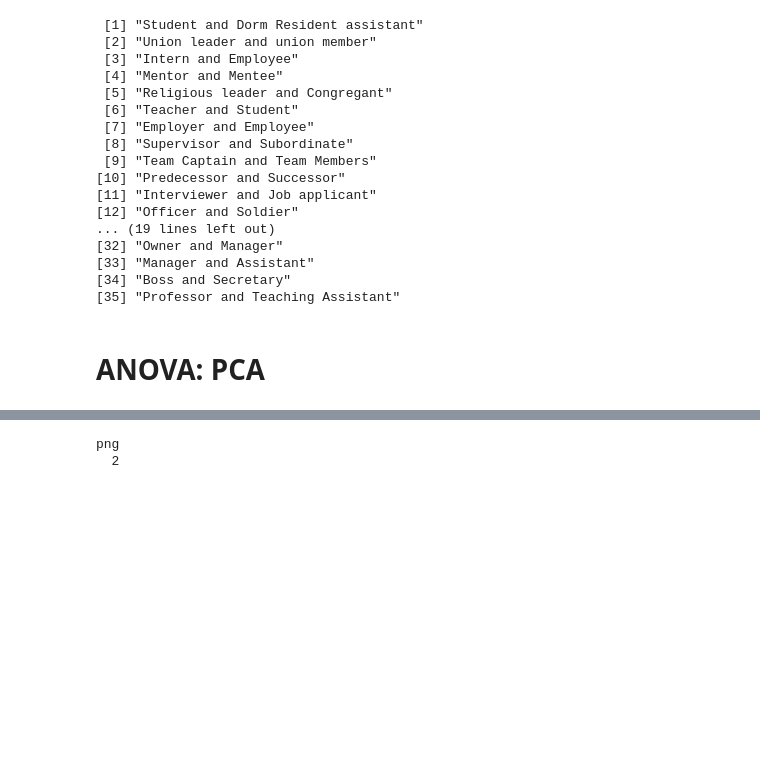
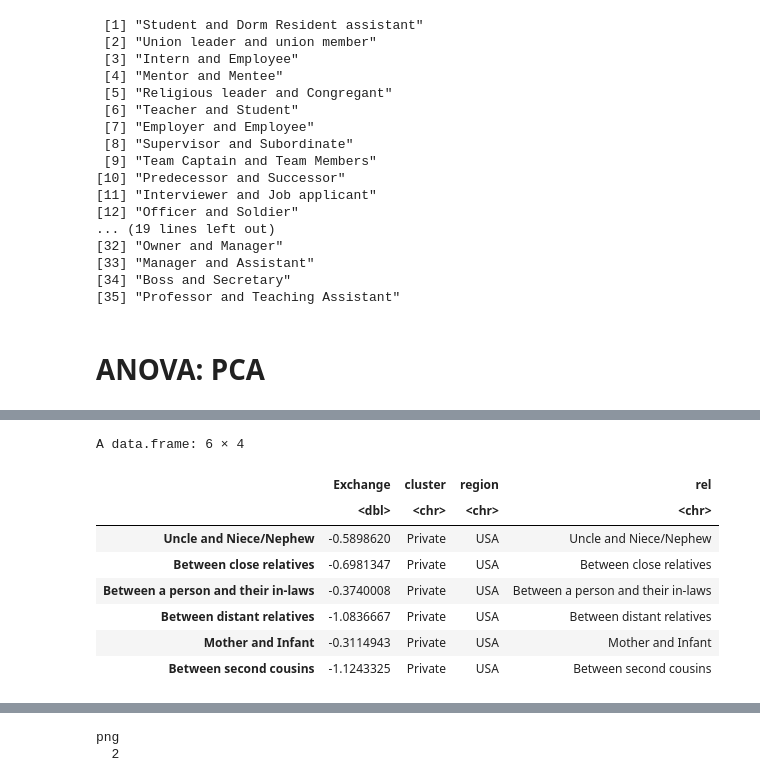
Before and after one commit to BNU-Wang-MSN-Lab/FAVEE-HPP, a Jupyter notebook: Study2/CHNvsUSA/Difference/Exchange_Public.Private_33d.ipynb, the cells around one changed output, grey strips where cells are left out. Cells and saved outputs as stored; diff of their text form; code cells hidden in the pictures; blank space fills up the shorter version.

```diff
--- a/Study2/CHNvsUSA/Difference/Exchange_Public.Private_33d.ipynb
+++ b/Study2/CHNvsUSA/Difference/Exchange_Public.Private_33d.ipynb
@@ -235,0 +237,12 @@ A rstatix_test: 2 × 15
+# %%
+head(pca_data_dim)
+# %% [output]
+A data.frame: 6 × 4
+|  | Exchange | cluster | region | rel |
+|  | <dbl> | <chr> | <chr> | <chr> |
+| Uncle and Niece/Nephew | -0.5898620 | Private | USA | Uncle and Niece/Nephew |
+| Between close relatives | -0.6981347 | Private | USA | Between close relatives |
+| Between a person and their in-laws | -0.3740008 | Private | USA | Between a person and their in-laws |
+| Between distant relatives | -1.0836667 | Private | USA | Between distant relatives |
+| Mother and Infant | -0.3114943 | Private | USA | Mother and Infant |
+| Between second cousins | -1.1243325 | Private | USA | Between second cousins |
```
Also changed, not shown: parts of 5 cells of this notebook, 2 other files.
